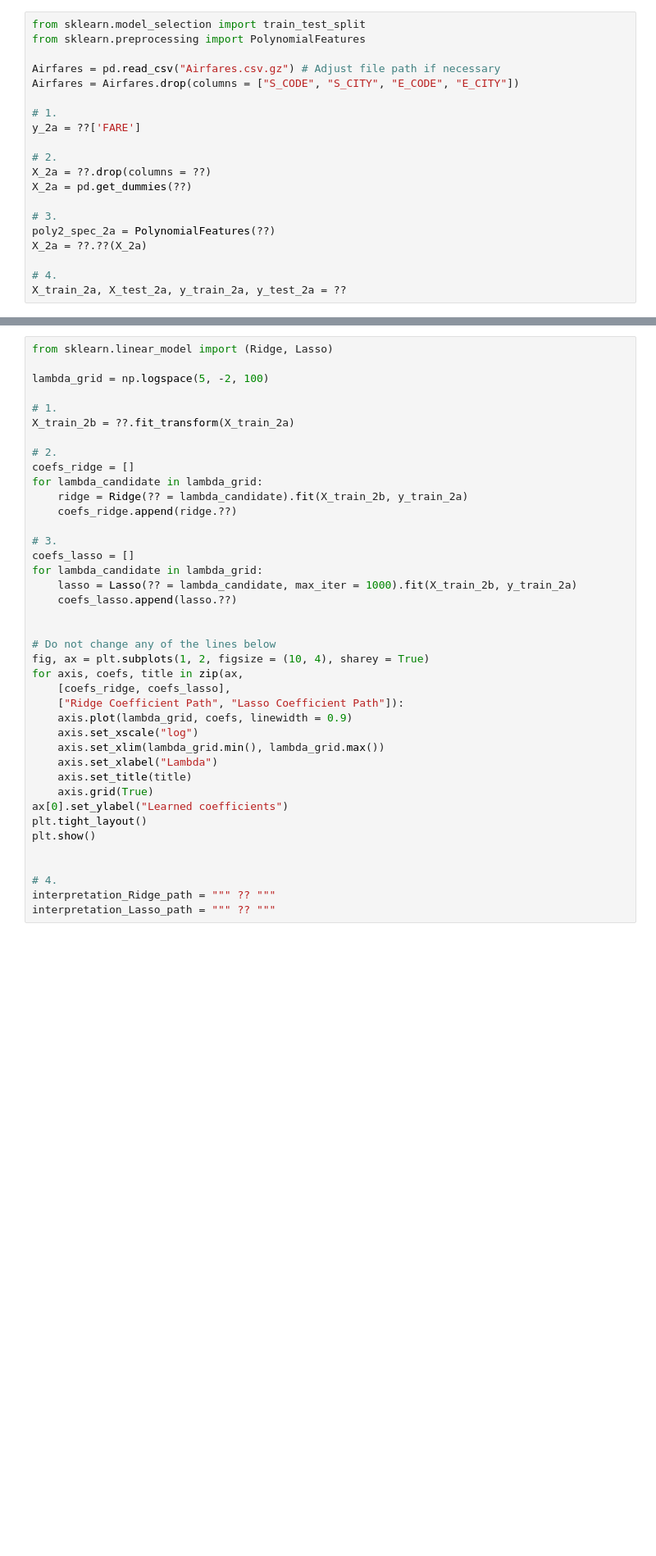
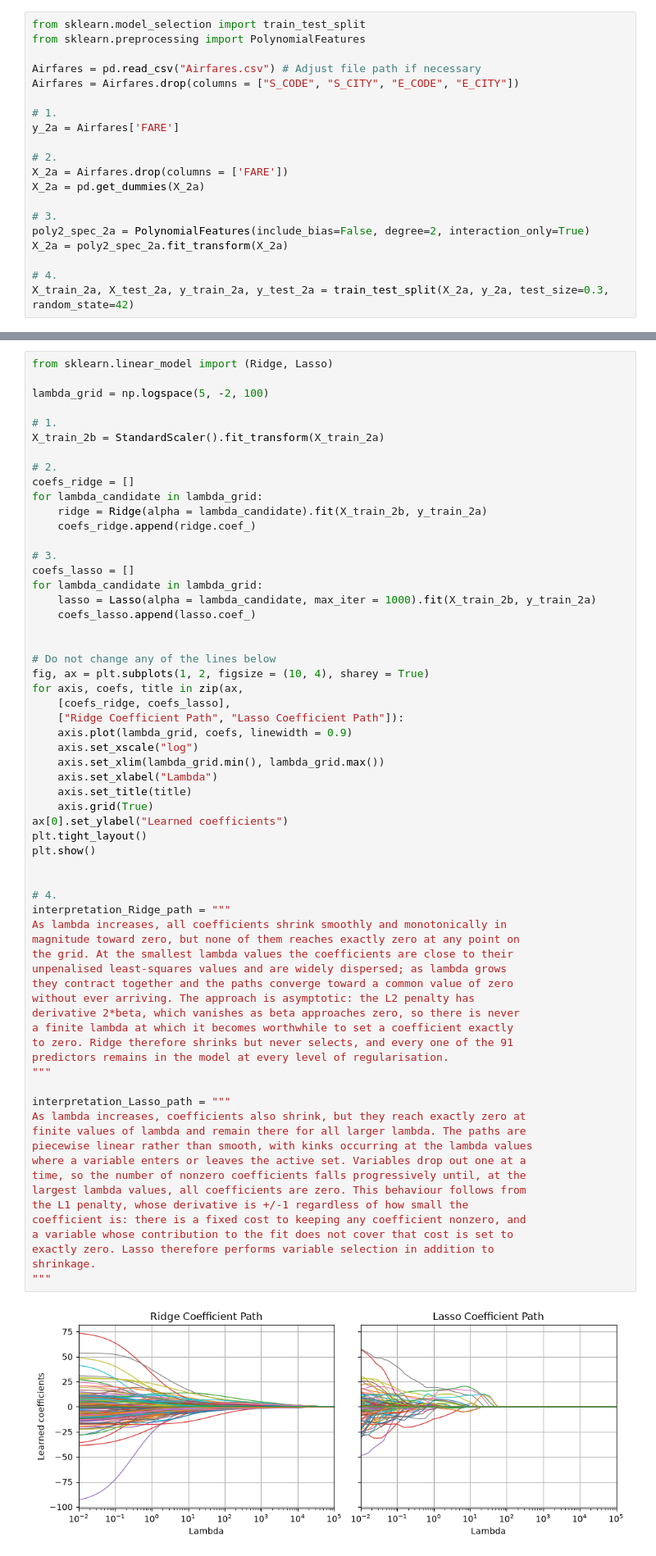
Before and after one commit to vpercap-rg/ML-from-a-Regression-Perpective, a Jupyter notebook: assignments/Assignment_2_template-1.ipynb, the cells around one changed output, grey strips where cells are left out. Shown at 82% size. Saved outputs shown, nothing was run; the diff lists cells and outputs as text; blank space fills up the shorter version.

```diff
--- a/assignments/Assignment_2_template-1.ipynb
+++ b/assignments/Assignment_2_template-1.ipynb
@@ -309,22 +378,22 @@ Air carriers regularly update their destination network and a necessary conditio
 from sklearn.model_selection import train_test_split
 from sklearn.preprocessing import PolynomialFeatures
 
-Airfares = pd.read_csv("Airfares.csv.gz") # Adjust file path if necessary
+Airfares = pd.read_csv("Airfares.csv") # Adjust file path if necessary
 Airfares = Airfares.drop(columns = ["S_CODE", "S_CITY", "E_CODE", "E_CITY"])
 
 # 1.
-y_2a = ??['FARE']
+y_2a = Airfares['FARE']
 
 # 2.
-X_2a = ??.drop(columns = ??)
-X_2a = pd.get_dummies(??)
+X_2a = Airfares.drop(columns = ['FARE'])
+X_2a = pd.get_dummies(X_2a)
 
 # 3.
-poly2_spec_2a = PolynomialFeatures(??)
-X_2a = ??.??(X_2a)
+poly2_spec_2a = PolynomialFeatures(include_bias=False, degree=2, interaction_only=True)
+X_2a = poly2_spec_2a.fit_transform(X_2a)
 
 # 4.
-X_train_2a, X_test_2a, y_train_2a, y_test_2a = ??
+X_train_2a, X_test_2a, y_train_2a, y_test_2a = train_test_split(X_2a, y_2a, test_size=0.3, random_state=42)
 # %% [markdown]
 ## 2b) Ridge and Lasso: Coefficient paths
 
@@ -350,40 +419,66 @@ from sklearn.linear_model import (Ridge, Lasso)
 lambda_grid = np.logspace(5, -2, 100)
 
 # 1.
-X_train_2b = ??.fit_transform(X_train_2a)
+X_train_2b = StandardScaler().fit_transform(X_train_2a)
 
 # 2.
 coefs_ridge = []
 for lambda_candidate in lambda_grid:
-    ridge = Ridge(?? = lambda_candidate).fit(X_train_2b, y_train_2a)
-    coefs_ridge.append(ridge.??)
+    ridge = Ridge(alpha = lambda_candidate).fit(X_train_2b, y_train_2a)
+    coefs_ridge.append(ridge.coef_)
 
 # 3.
 coefs_lasso = []
 for lambda_candidate in lambda_grid:
-    lasso = Lasso(?? = lambda_candidate, max_iter = 1000).fit(X_train_2b, y_train_2a)
-    coefs_lasso.append(lasso.??)
+    lasso = Lasso(alpha = lambda_candidate, max_iter = 1000).fit(X_train_2b, y_train_2a)
+    coefs_lasso.append(lasso.coef_)
 
 
 # Do not change any of the lines below
 fig, ax = plt.subplots(1, 2, figsize = (10, 4), sharey = True)
 for axis, coefs, title in zip(ax,
     [coefs_ridge, coefs_lasso],
     ["Ridge Coefficient Path", "Lasso Coefficient Path"]):
     axis.plot(lambda_grid, coefs, linewidth = 0.9)
     axis.set_xscale("log")
     axis.set_xlim(lambda_grid.min(), lambda_grid.max())
     axis.set_xlabel("Lambda")
     axis.set_title(title)
     axis.grid(True)
 ax[0].set_ylabel("Learned coefficients")
 plt.tight_layout()
 plt.show()
 
 
 # 4.
-interpretation_Ridge_path = """ ?? """
-interpretation_Lasso_path = """ ?? """
+interpretation_Ridge_path = """
+As lambda increases, all coefficients shrink smoothly and monotonically in
+magnitude toward zero, but none of them reaches exactly zero at any point on
+the grid. At the smallest lambda values the coefficients are close to their
+unpenalised least-squares values and are widely dispersed; as lambda grows
+they contract together and the paths converge toward a common value of zero
+without ever arriving. The approach is asymptotic: the L2 penalty has
+derivative 2*beta, which vanishes as beta approaches zero, so there is never
+a finite lambda at which it becomes worthwhile to set a coefficient exactly
+to zero. Ridge therefore shrinks but never selects, and every one of the 91
+predictors remains in the model at every level of regularisation.
+"""
+
+interpretation_Lasso_path = """
+As lambda increases, coefficients also shrink, but they reach exactly zero at
+finite values of lambda and remain there for all larger lambda. The paths are
+piecewise linear rather than smooth, with kinks occurring at the lambda values
+where a variable enters or leaves the active set. Variables drop out one at a
+time, so the number of nonzero coefficients falls progressively until, at the
+largest lambda values, all coefficients are zero. This behaviour follows from
+the L1 penalty, whose derivative is +/-1 regardless of how small the
+coefficient is: there is a fixed cost to keeping any coefficient nonzero, and
+a variable whose contribution to the fit does not cover that cost is set to
+exactly zero. Lasso therefore performs variable selection in addition to
+shrinkage.
+"""
+# %% [output]
+[figure, added]
 # %% [markdown]
 
 ## 2c) Tuning Ridge, Lasso and Elastic Net in one go!
```
Also changed, not shown: parts of 9 cells of this notebook, 1 other file.
